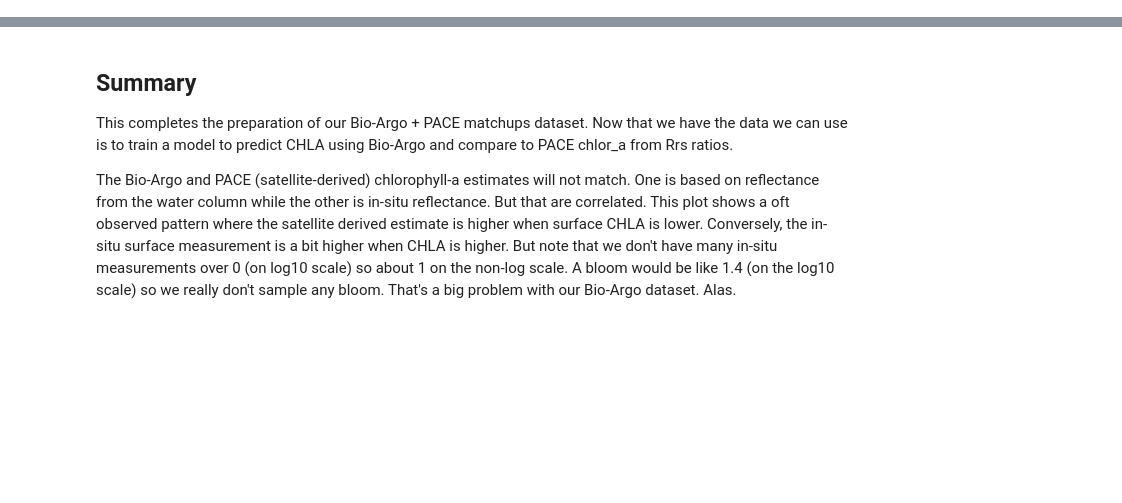
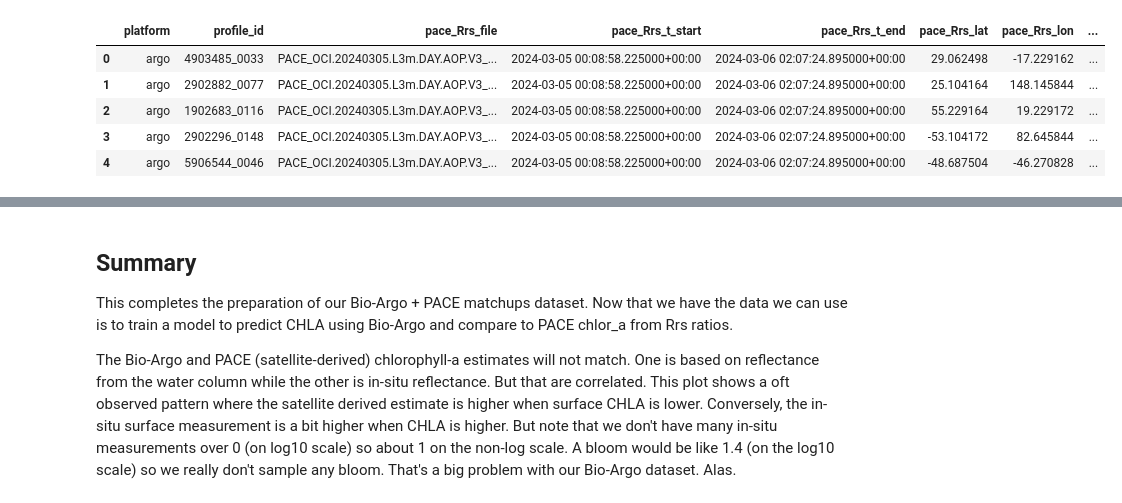
Before and after one commit to fish-pace/fish-pace-datasets, a Jupyter notebook: datasets/chla_z/notebooks/argo-matchups.ipynb, the cells around one changed output, grey strips where cells are left out. Cells and saved outputs as stored; diff of their text form; code cells hidden in the pictures; blank space fills up the shorter version.

```diff
--- a/datasets/chla_z/notebooks/argo-matchups.ipynb
+++ b/datasets/chla_z/notebooks/argo-matchups.ipynb
@@ -992,0 +95,12 @@ README.md written to data/README.md
+# %%
+# Look at one matched granule
+import glob
+f = sorted(glob.glob(str(b.MATCH_DIR / "Rrs" / "*.parquet")))[0]
+pd.read_parquet(f).iloc[:5, :10]
+# %% [output]
+|  | platform | profile_id | pace_Rrs_file | pace_Rrs_t_start | pace_Rrs_t_end | pace_Rrs_lat | pace_Rrs_lon | ... |
+| 0 | argo | 4903485_0033 | PACE_OCI.20240305.L3m.DAY.AOP.V3_... | 2024-03-05 00:08:58.225000+00:00 | 2024-03-06 02:07:24.895000+00:00 | 29.062498 | -17.229162 | ... |
+| 1 | argo | 2902882_0077 | PACE_OCI.20240305.L3m.DAY.AOP.V3_... | 2024-03-05 00:08:58.225000+00:00 | 2024-03-06 02:07:24.895000+00:00 | 25.104164 | 148.145844 | ... |
+| 2 | argo | 1902683_0116 | PACE_OCI.20240305.L3m.DAY.AOP.V3_... | 2024-03-05 00:08:58.225000+00:00 | 2024-03-06 02:07:24.895000+00:00 | 55.229164 | 19.229172 | ... |
+| 3 | argo | 2902296_0148 | PACE_OCI.20240305.L3m.DAY.AOP.V3_... | 2024-03-05 00:08:58.225000+00:00 | 2024-03-06 02:07:24.895000+00:00 | -53.104172 | 82.645844 | ... |
+| 4 | argo | 5906544_0046 | PACE_OCI.20240305.L3m.DAY.AOP.V3_... | 2024-03-05 00:08:58.225000+00:00 | 2024-03-06 02:07:24.895000+00:00 | -48.687504 | -46.270828 | ... |
```
Also changed, not shown: parts of 60 cells of this notebook, 19 other files.
